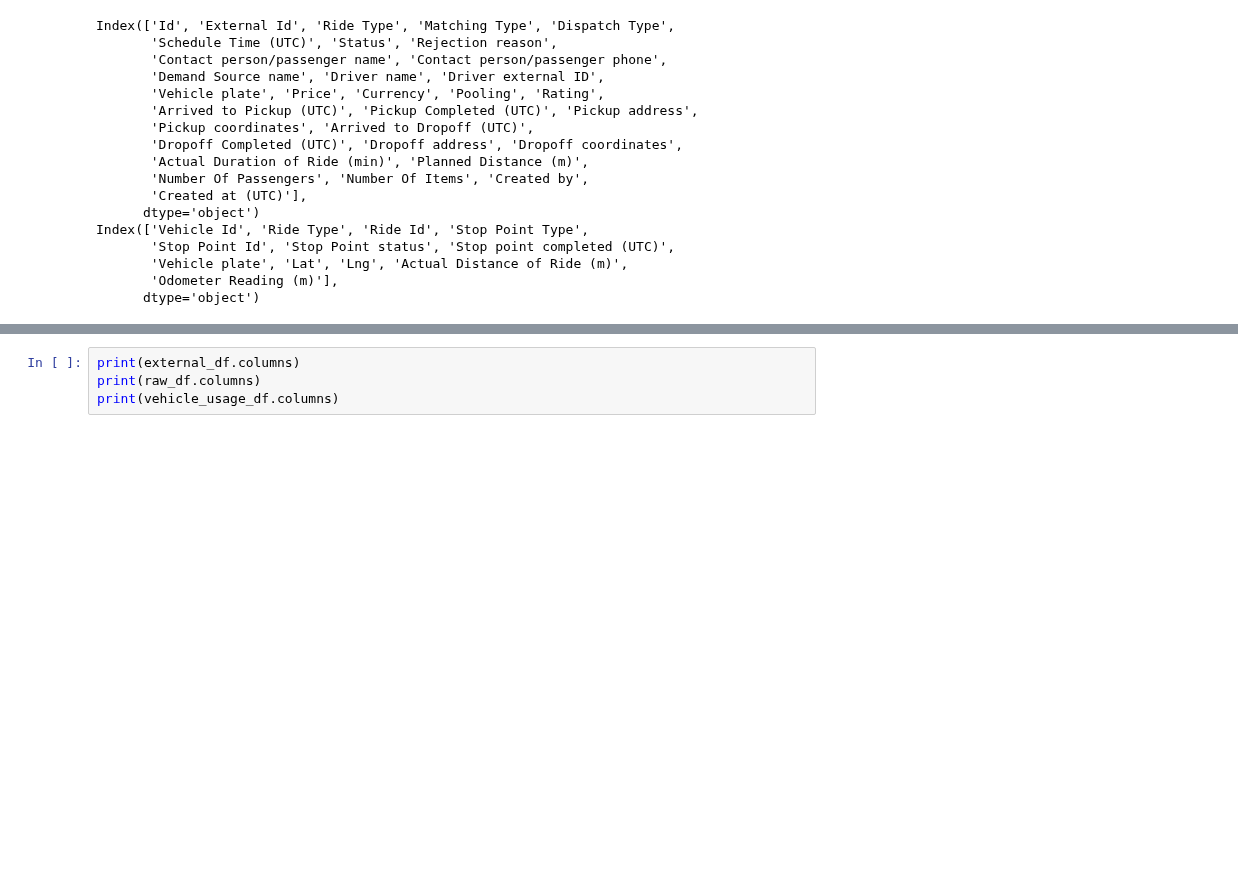
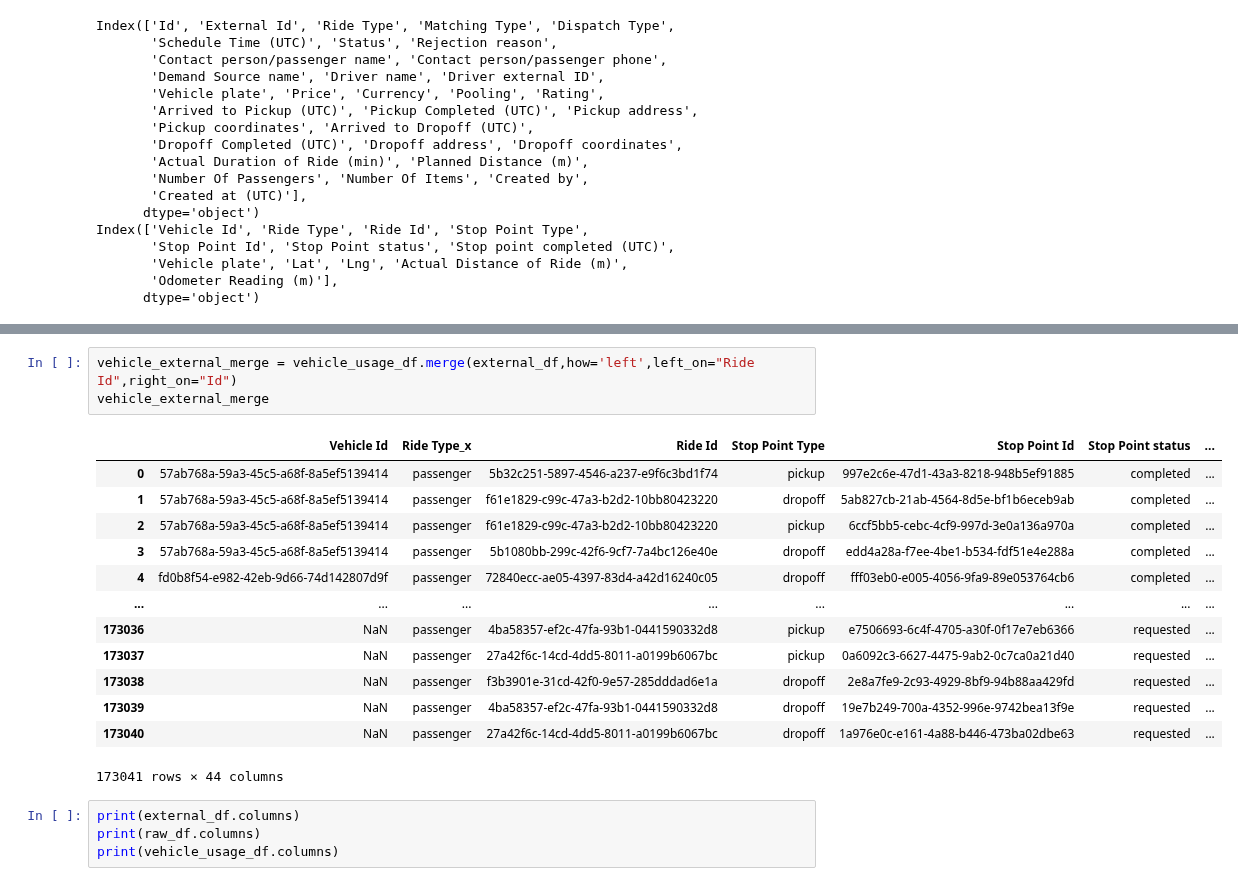
Before and after one commit to Lukas-Dierkes/vehicle-stream-team-project, a Jupyter notebook: vehicle_stream_pipeline/vehicle_matching.ipynb, the cells around one changed output, grey strips where cells are left out. Cells and saved outputs as stored; diff of their text form; blank space fills up the shorter version.

```diff
--- a/vehicle_stream_pipeline/vehicle_matching.ipynb
+++ b/vehicle_stream_pipeline/vehicle_matching.ipynb
@@ -142,3 +145,20 @@ vehicle_usage_df
+# %%
+vehicle_external_merge = vehicle_usage_df.merge(external_df,how='left',left_on="Ride Id",right_on="Id")
+vehicle_external_merge
+# %% [output]
+|  | Vehicle Id | Ride Type_x | Ride Id | Stop Point Type | Stop Point Id | Stop Point status | ... |
+| 0 | 57ab768a-59a3-45c5-a68f-8a5ef5139414 | passenger | 5b32c251-5897-4546-a237-e9f6c3bd1f74 | pickup | 997e2c6e-47d1-43a3-8218-948b5ef91885 | completed | ... |
+| 1 | 57ab768a-59a3-45c5-a68f-8a5ef5139414 | passenger | f61e1829-c99c-47a3-b2d2-10bb80423220 | dropoff | 5ab827cb-21ab-4564-8d5e-bf1b6eceb9ab | completed | ... |
+| 2 | 57ab768a-59a3-45c5-a68f-8a5ef5139414 | passenger | f61e1829-c99c-47a3-b2d2-10bb80423220 | pickup | 6ccf5bb5-cebc-4cf9-997d-3e0a136a970a | completed | ... |
+| 3 | 57ab768a-59a3-45c5-a68f-8a5ef5139414 | passenger | 5b1080bb-299c-42f6-9cf7-7a4bc126e40e | dropoff | edd4a28a-f7ee-4be1-b534-fdf51e4e288a | completed | ... |
+| 4 | fd0b8f54-e982-42eb-9d66-74d142807d9f | passenger | 72840ecc-ae05-4397-83d4-a42d16240c05 | dropoff | fff03eb0-e005-4056-9fa9-89e053764cb6 | completed | ... |
+| ... | ... | ... | ... | ... | ... | ... | ... |
+| 173036 | NaN | passenger | 4ba58357-ef2c-47fa-93b1-0441590332d8 | pickup | e7506693-6c4f-4705-a30f-0f17e7eb6366 | requested | ... |
+| 173037 | NaN | passenger | 27a42f6c-14cd-4dd5-8011-a0199b6067bc | pickup | 0a6092c3-6627-4475-9ab2-0c7ca0a21d40 | requested | ... |
+| 173038 | NaN | passenger | f3b3901e-31cd-42f0-9e57-285dddad6e1a | dropoff | 2e8a7fe9-2c93-4929-8bf9-94b88aa429fd | requested | ... |
+| 173039 | NaN | passenger | 4ba58357-ef2c-47fa-93b1-0441590332d8 | dropoff | 19e7b249-700a-4352-996e-9742bea13f9e | requested | ... |
+| 173040 | NaN | passenger | 27a42f6c-14cd-4dd5-8011-a0199b6067bc | dropoff | 1a976e0c-e161-4a88-b446-473ba02dbe63 | requested | ... |
+173041 rows × 44 columns
 # %%
 print(external_df.columns)
 print(raw_df.columns)
```
Also changed, not shown: parts of 4 cells of this notebook, 1 other file.
